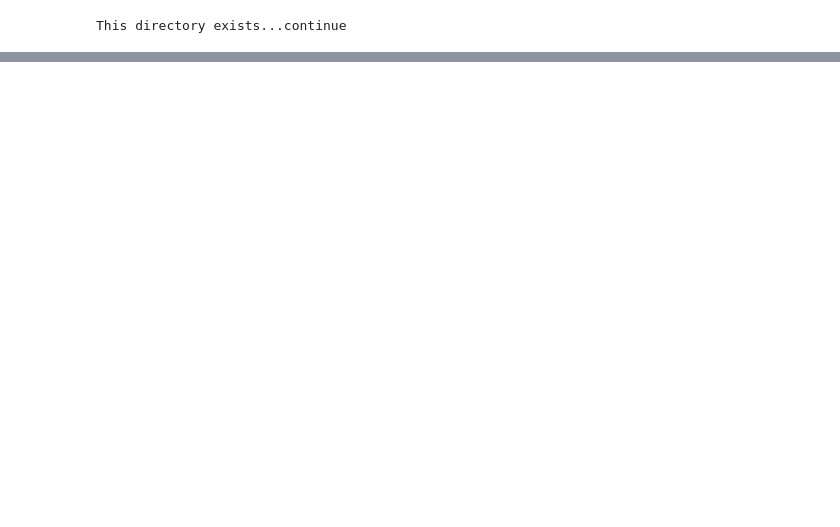
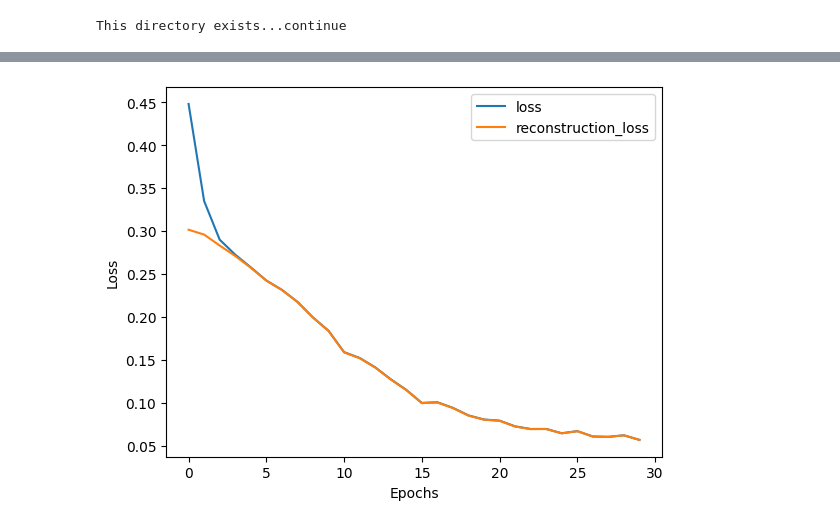
Before and after one commit to spatialaudio/Data-Driven-EIT-Imaging-using-Recurrent-Neural-Networks, a Jupyter notebook: VAE.ipynb, the cells around one changed output, grey strips where cells are left out. Drawn from its saved outputs; the diff is of its cells as text; code cells hidden in the pictures; blank space fills up the shorter version.

```diff
--- a/VAE.ipynb
+++ b/VAE.ipynb
@@ -175,0 +44,18 @@ plt.stem(y_val[1])
+# %%
+latent_dim = 4
+
+encoder_inputs = keras.Input(shape=(192,))
+
+x = layers.Dense(64, activation="relu")(encoder_inputs)
+x = layers.Dense(32, activation="relu")(x)
+x = layers.Flatten()(x)
+x = layers.Dense(16, activation="relu")(x)
+
+z_mean = layers.Dense(latent_dim, name="z_mean")(x)
+z_log_var = layers.Dense(latent_dim, name="z_log_var")(x)
+
+
+z = layers.Lambda(sampling, output_shape=(latent_dim,), name="z")([z_mean, z_log_var])
+
+encoder = keras.Model(encoder_inputs, [z_mean, z_log_var, z], name="encoder")
+encoder.summary()
@@ -175,0 +81,11 @@ plt.stem(y_val[1])
+# %%
+# Definiere den Decoder
+latent_inputs = keras.Input(shape=(latent_dim,), name="z_sampling")
+x = layers.Dense(16, activation="relu")(latent_inputs)
+x = layers.Dense(32, activation="relu")(x)
+x = layers.Dense(64, activation="relu")(x)
+x = layers.Dense(192, activation="relu")(x)
+decoder_outputs = layers.Flatten()(x)
+
+decoder = keras.Model(latent_inputs, decoder_outputs, name="decoder")
+decoder.summary()
@@ -175,0 +151,3 @@ plt.stem(y_val[1])
+# %%
+vae = VAE(encoder, decoder)
+vae.compile(optimizer=keras.optimizers.Adam())
@@ -175,0 +158,2 @@ plt.stem(y_val[1])
+# %%
+history = vae.fit(V, epochs=30, batch_size=128)
@@ -175,0 +178,9 @@ plt.stem(y_val[1])
+# %%
+plt.plot(history.history["loss"], label="loss")
+plt.plot(history.history["reconstruction_loss"], label="reconstruction_loss")
+plt.xlabel("Epochs")
+plt.ylabel("Loss")
+plt.legend()
+plt.show()
+# %% [output]
+[figure, added]
```
Also changed, not shown: parts of 21 cells of this notebook.
